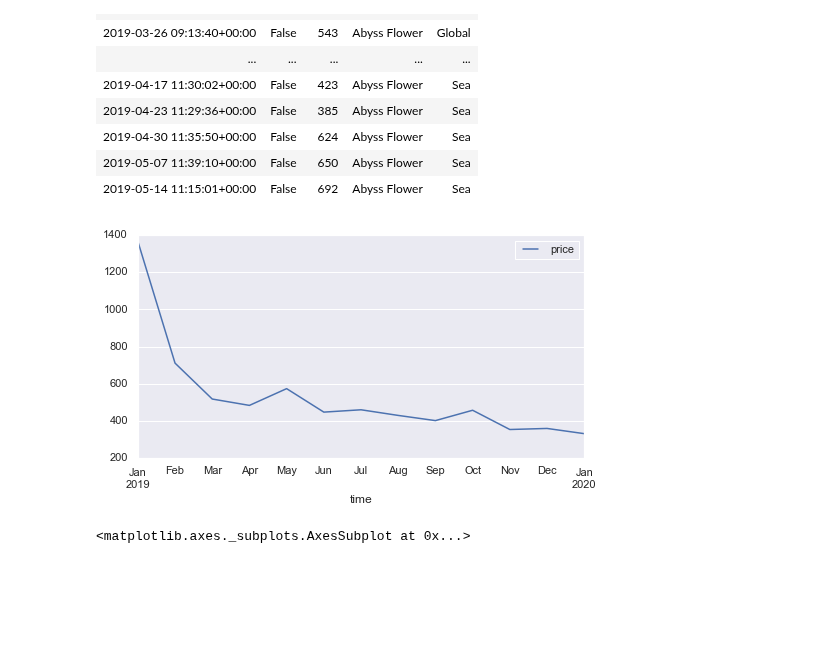
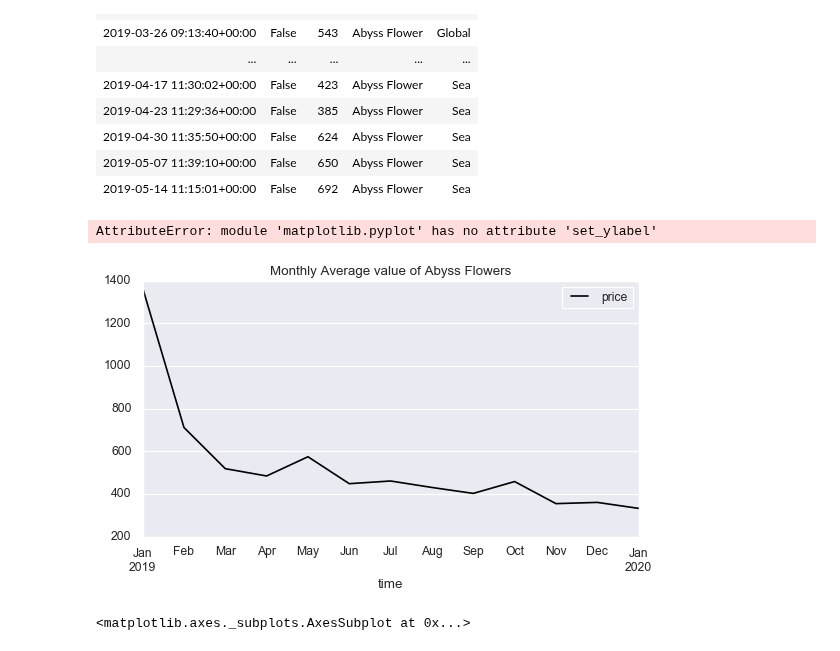
Before and after one commit to algakovic/ROMobile-MarketPrice-Timeseries-Analysis, a Jupyter notebook: romobile-timeseries-analysis.ipynb, the cells around one changed output. Saved outputs shown, nothing was run; the diff lists cells and outputs as text; code cells hidden in the pictures; blank space fills up the shorter version.

Commit message:
update image for visualisation of abyss flowers

```diff
--- a/romobile-timeseries-analysis.ipynb
+++ b/romobile-timeseries-analysis.ipynb
@@ -293,9 +293,11 @@ df1['2019-01-23':'2019-05-20']
 # %%
 # Group by time: return average price of grouped monthly data
 monthly_means = df1.resample('M').agg({'price':'mean'})
-monthly_means.plot(kind='line', figsize=(8,4));
+monthly_means.plot(kind='line', title='Monthly Average value of Abyss Flowers',figsize=(8,4), colormap='Greys_r')
+plt.set_ylabel('Price in Zenny')
 # %% [output]
+AttributeError: module 'matplotlib.pyplot' has no attribute 'set_ylabel'
-[figure, old version]
+[figure, new version]
 # %%
 monthly_means.plot(kind='bar', figsize=(8,4))
 # %% [output]
```
Also changed, not shown: parts of 3 cells of this notebook.
